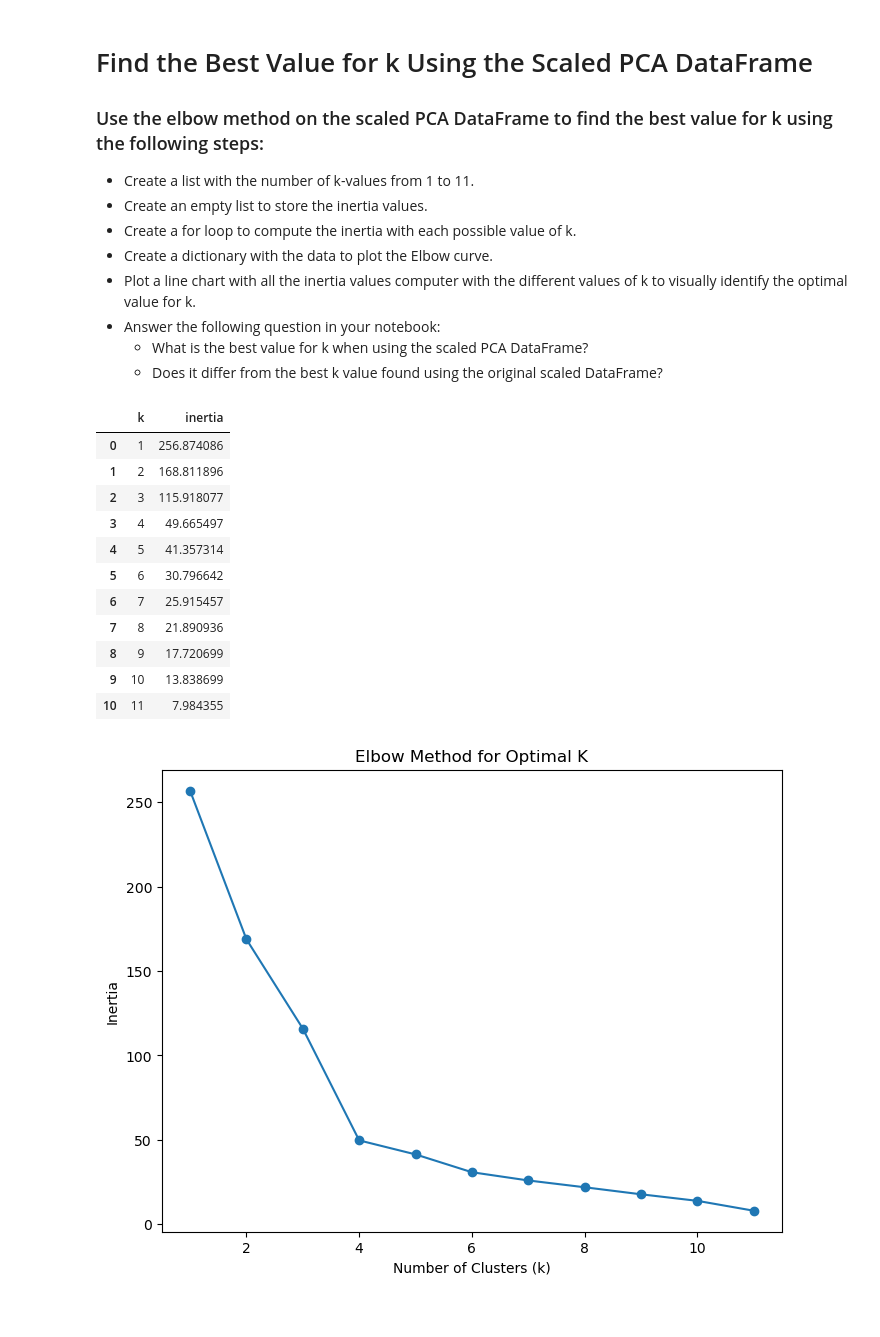
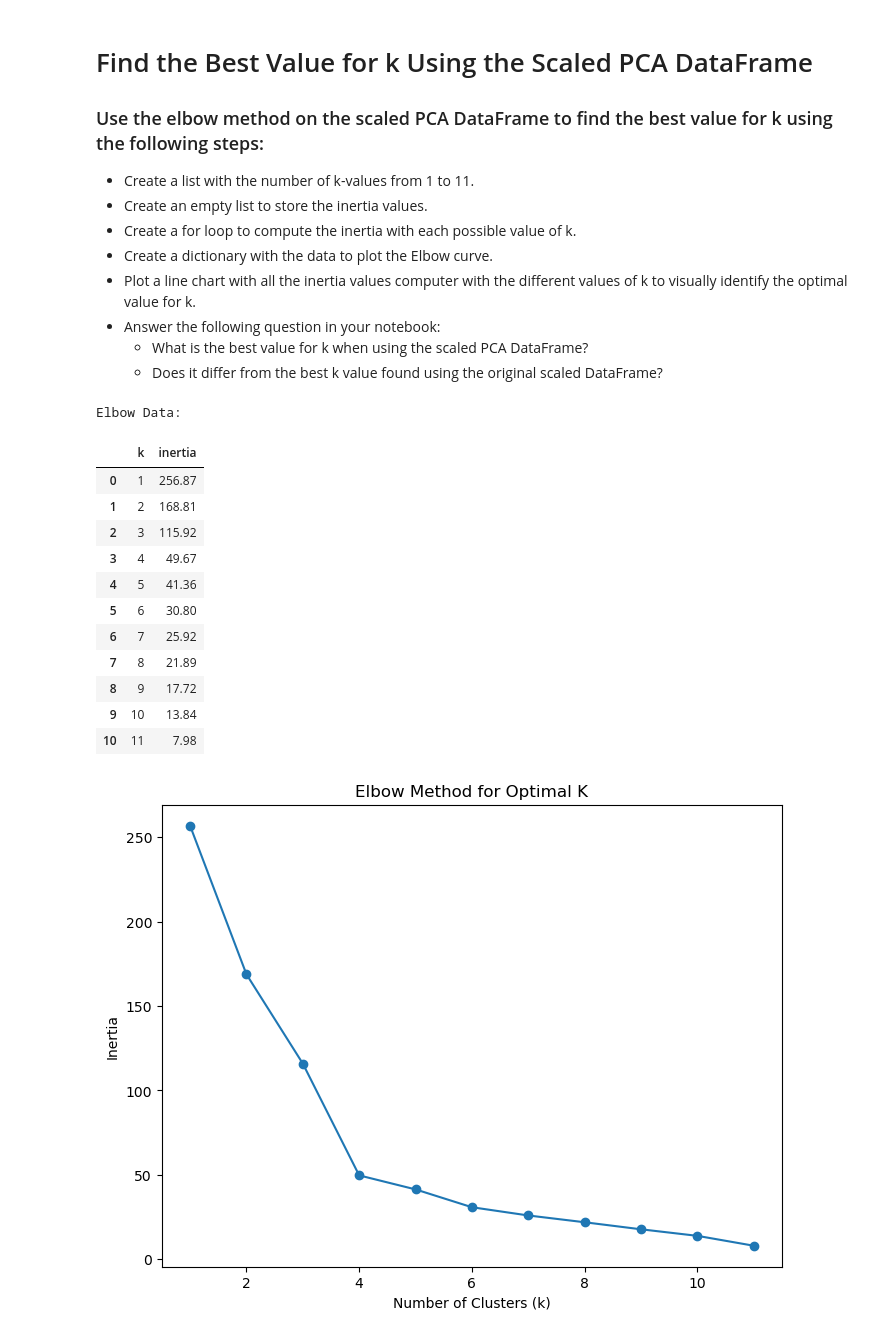
Before and after one commit to elizabethlconn/CryptoClustering, a Jupyter notebook: module-19-challenge-files/Crypto_Clustering.ipynb, the cells around one changed output. Saved outputs shown, nothing was run; the diff lists cells and outputs as text; code cells hidden in the pictures.

```diff
--- a/module-19-challenge-files/Crypto_Clustering.ipynb
+++ b/module-19-challenge-files/Crypto_Clustering.ipynb
@@ -285,36 +269,37 @@ k_values = list(range(1,12))
-# %%
-# Create an empty list to store the inertia values
-inertia = []
-
-# Create a for loop to compute the inertia with each possible value of k
-for k in k_values:
-    kmeans = KMeans(n_clusters=k, random_state=0)
-    kmeans.fit(pca_df)
-    inertia.append(kmeans.inertia_)
-
-# Inside the loop:
-# 1. Create a KMeans model using the loop counter for the n_clusters
-# 2. Fit the model to the data using `df_market_data_pca`
-# 3. Append the model.inertia_ to the inertia list
-# %%
-# Create a dictionary with the data to plot the Elbow curve
-elbow_dictionary = {"k": k_values, "inertia": inertia}
-
-# Create a DataFrame with the data to plot the Elbow curve
-elbow_df = pd.DataFrame(elbow_dictionary)
-
-elbow_df
-# %% [output]
-|  | k | inertia |
-| 0 | 1 | 256.874086 |
-| 1 | 2 | 168.811896 |
-| 2 | 3 | 115.918077 |
-| 3 | 4 | 49.665497 |
-| 4 | 5 | 41.357314 |
-| 5 | 6 | 30.796642 |
-| 6 | 7 | 25.915457 |
-| 7 | 8 | 21.890936 |
-| 8 | 9 | 17.720699 |
-| 9 | 10 | 13.838699 |
-| 10 | 11 | 7.984355 |
+# %%
+# K VALUES LIST 1-11
+k_values_list = list(range(1,12))
+
+# CREATE EMPTY LIST FOR INERTIA VALUES
+inertia_values_list = []
+
+# CREATE A FOR LOOP TO COMPUTE INERTIA WITH EACH POSSIBLE VALUE OF K
+for k in k_values_list:
+    model = KMeans(n_clusters=k, random_state=0)
+    model.fit(pca_df)
+    inertia_values_list.append(model.inertia_)
+
+# CREATE A DICTIONARY TO PLOT THE ELBOW CURVE
+elbow_dictionary = {'k': k_values_list, 'inertia': inertia_values_list}
+
+# CREATE ELBOW DATA DATEFRAME
+elbow_df = pd.DataFrame(elbow_dictionary)
+
+# DISPLAY ELBOW DATAFRAME
+print('Elbow Data:')
+elbow_df
+# %% [output]
+Elbow Data:
+|  | k | inertia |
+| 0 | 1 | 256.87 |
+| 1 | 2 | 168.81 |
+| 2 | 3 | 115.92 |
+| 3 | 4 | 49.67 |
+| 4 | 5 | 41.36 |
+| 5 | 6 | 30.80 |
+| 6 | 7 | 25.92 |
+| 7 | 8 | 21.89 |
+| 8 | 9 | 17.72 |
+| 9 | 10 | 13.84 |
+| 10 | 11 | 7.98 |
 # %%
```
Also changed, not shown: parts of 41 cells of this notebook.
